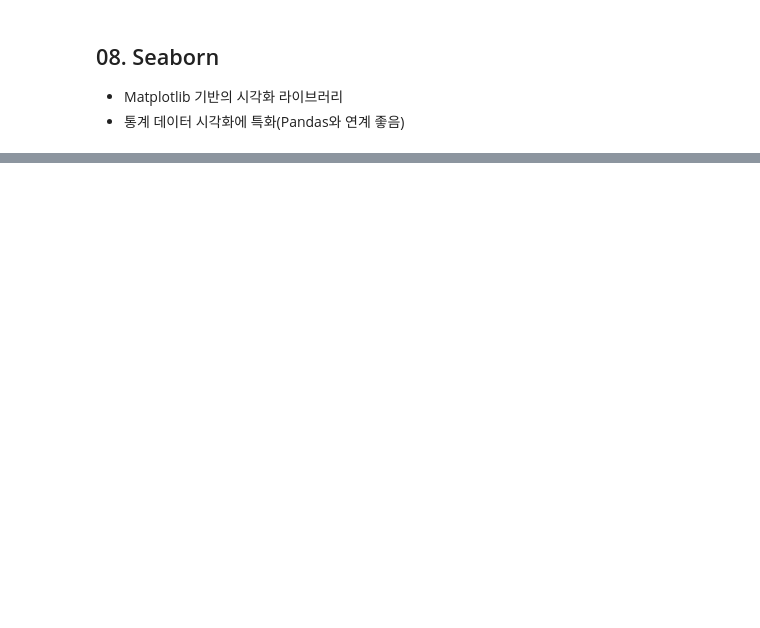
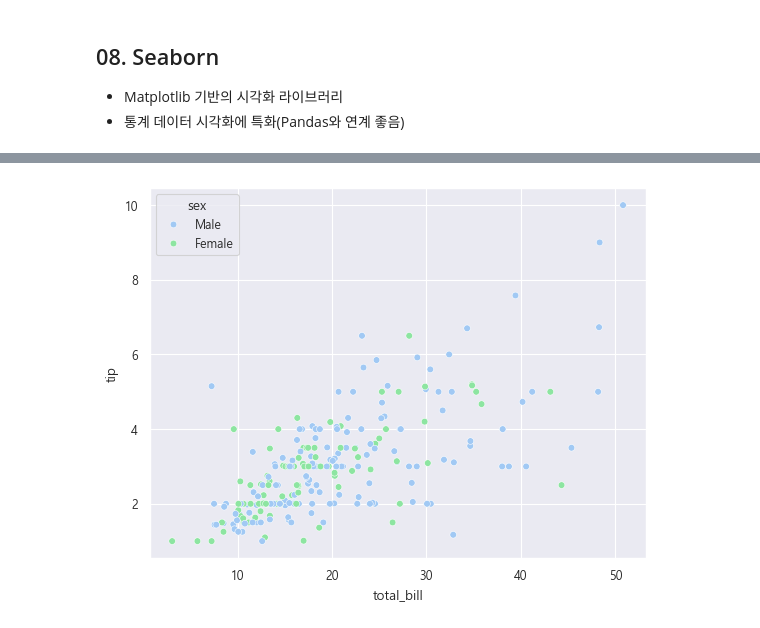
Before and after one commit to taehun96/python-library, a Jupyter notebook: notes/08_Seaborn.ipynb, the cells around one changed output, grey strips where cells are left out. Drawn from its saved outputs; the diff is of its cells as text; code cells hidden in the pictures; blank space fills up the shorter version.

```diff
--- a/notes/08_Seaborn.ipynb
+++ b/notes/08_Seaborn.ipynb
@@ -56,0 +122,8 @@ plt.show()
+# %%
+# 관계형 데이터 시각화
+# scatter()
+# 산점도
+sns.scatterplot(data=tips, x="total_bill", y="tip", hue="sex")
+plt.show()
+# %% [output]
+[figure, added]
```
Also changed, not shown: parts of 9 cells of this notebook, 2 other files.
